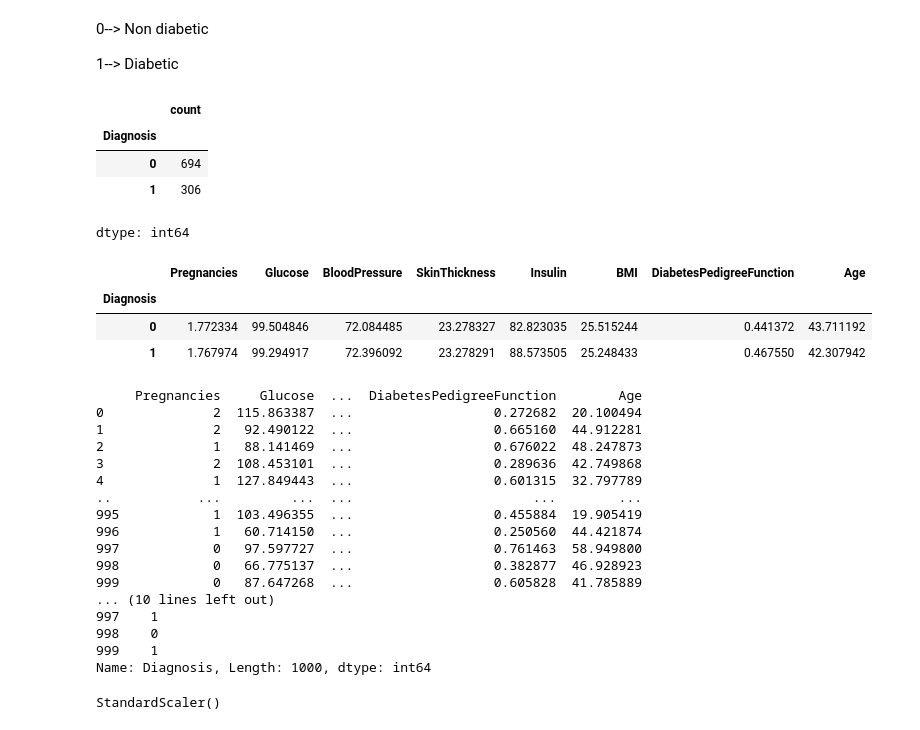
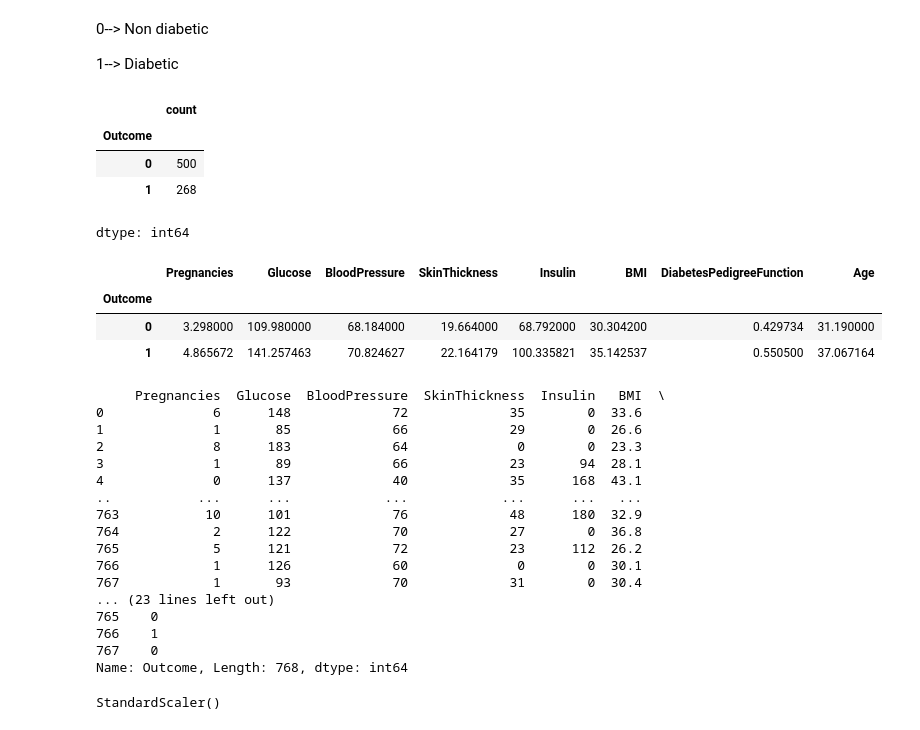
Before and after one commit to AanLetna7025/Diabetes_Prediction, a Jupyter notebook: DiabetesPrediction.ipynb, the cells around one changed output. Saved outputs shown, nothing was run; the diff lists cells and outputs as text; code cells hidden in the pictures.

```diff
--- a/DiabetesPrediction.ipynb
+++ b/DiabetesPrediction.ipynb
@@ -34,7 +35,7 @@ from sklearn.metrics import accuracy_score
 from sklearn import svm
 from sklearn.svm import SVC
 # %%
-diabetes_dataset = pd.read_csv('/kaggle/input/diabetes-prediction/Diabetes_prediction.csv')
+diabetes_dataset = pd.read_csv('/kaggle/input/diabetescsv/diabetes.csv')
 # %%
 diabetes_dataset.head()
 # %% [output]
@@ -65,45 +66,45 @@ diabetes_dataset.describe()
 
 1--> Diabetic
 # %%
-diabetes_dataset['Diagnosis'].value_counts()
+diabetes_dataset['Outcome'].value_counts()
 # %% [output]
 |  | count |
-| Diagnosis |  |
-| 0 | 694 |
-| 1 | 306 |
+| Outcome |  |
+| 0 | 500 |
+| 1 | 268 |
 dtype: int64
 # %%
-diabetes_dataset.groupby('Diagnosis').mean()
+diabetes_dataset.groupby('Outcome').mean()
 # %% [output]
 |  | Pregnancies | Glucose | BloodPressure | SkinThickness | Insulin | BMI | DiabetesPedigreeFunction | Age |
-| Diagnosis |  |  |  |  |  |  |  |  |
-| 0 | 1.772334 | 99.504846 | 72.084485 | 23.278327 | 82.823035 | 25.515244 | 0.441372 | 43.711192 |
-| 1 | 1.767974 | 99.294917 | 72.396092 | 23.278291 | 88.573505 | 25.248433 | 0.467550 | 42.307942 |
+| Outcome |  |  |  |  |  |  |  |  |
+| 0 | 3.298000 | 109.980000 | 68.184000 | 19.664000 | 68.792000 | 30.304200 | 0.429734 | 31.190000 |
+| 1 | 4.865672 | 141.257463 | 70.824627 | 22.164179 | 100.335821 | 35.142537 | 0.550500 | 37.067164 |
 # %%
 from re import X
 #separating labells and values
-X = diabetes_dataset.drop(columns = 'Diagnosis', axis=1)
-Y = diabetes_dataset['Diagnosis']
+X = diabetes_dataset.drop(columns = 'Outcome', axis=1)
+Y = diabetes_dataset['Outcome']
 print(X)
 print(Y)
 # %% [output]
-     Pregnancies     Glucose  ...  DiabetesPedigreeFunction        Age
-0              2  115.863387  ...                  0.272682  20.100494
-1              2   92.490122  ...                  0.665160  44.912281
-2              1   88.141469  ...                  0.676022  48.247873
-3              2  108.453101  ...                  0.289636  42.749868
-4              1  127.849443  ...                  0.601315  32.797789
-..           ...         ...  ...                       ...        ...
-995            1  103.496355  ...                  0.455884  19.905419
-996            1   60.714150  ...                  0.250560  44.421874
-997            0   97.597727  ...                  0.761463  58.949800
-998            0   66.775137  ...                  0.382877  46.928923
-999            0   87.647268  ...                  0.605828  41.785889
-... (10 lines left out)
-997    1
-998    0
-999    1
-Name: Diagnosis, Length: 1000, dtype: int64
+     Pregnancies  Glucose  BloodPressure  SkinThickness  Insulin   BMI  \
+0              6      148             72             35        0  33.6
+1              1       85             66             29        0  26.6
+2              8      183             64              0        0  23.3
+3              1       89             66             23       94  28.1
+4              0      137             40             35      168  43.1
+..           ...      ...            ...            ...      ...   ...
+763           10      101             76             48      180  32.9
+764            2      122             70             27        0  36.8
+765            5      121             72             23      112  26.2
+766            1      126             60              0        0  30.1
+767            1       93             70             31        0  30.4
+... (23 lines left out)
+765    0
+766    1
+767    0
+Name: Outcome, Length: 768, dtype: int64
 # %%
 #Data standardization
 scaler = StandardScaler()
```
Also changed, not shown: parts of 12 cells of this notebook.
